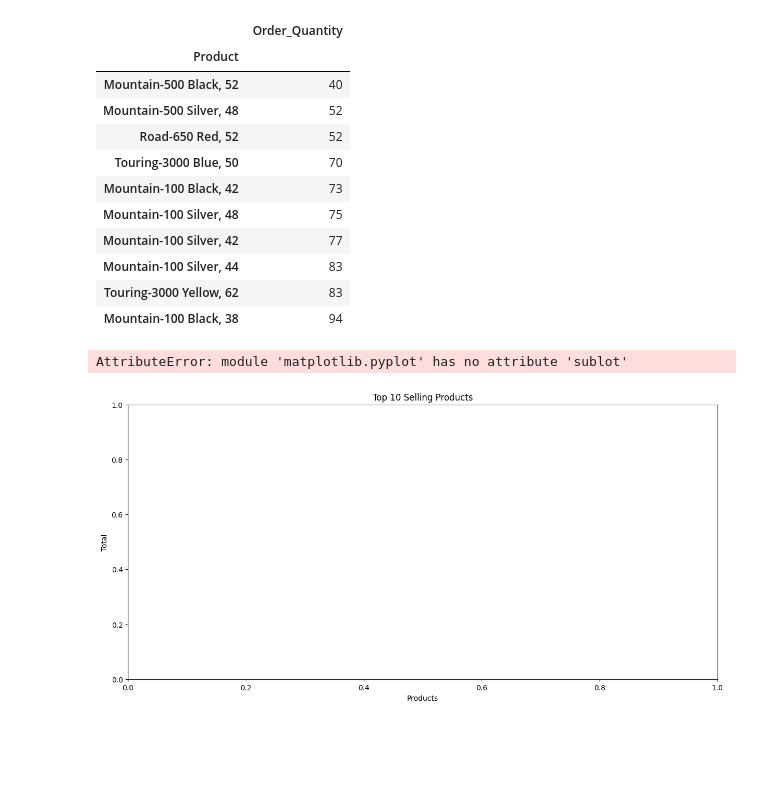
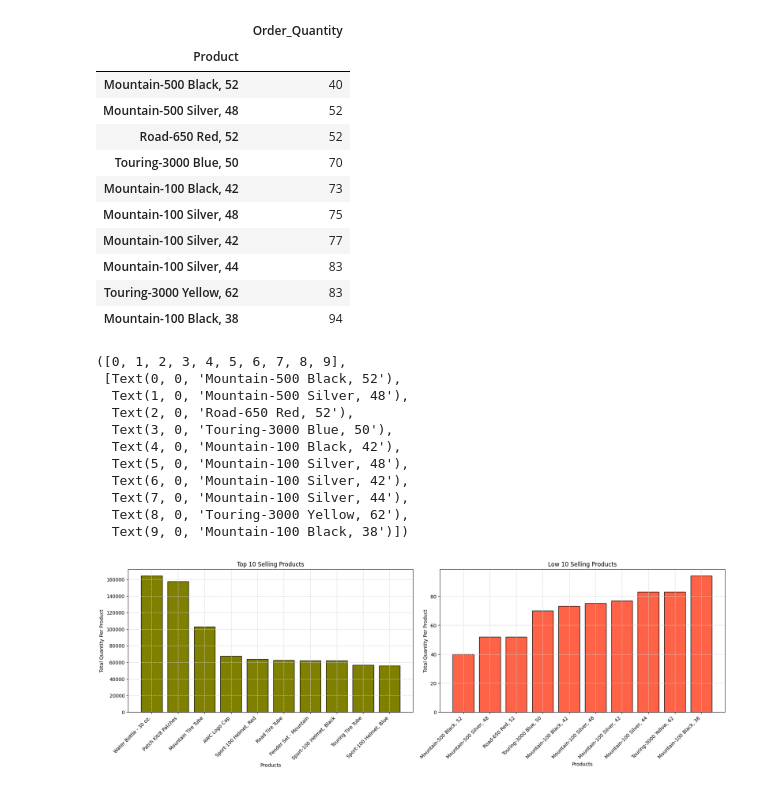
Before and after one commit to ChrisDiamantis99/Bike-Analysis, a Jupyter notebook: Bike.ipynb, the cells around one changed output. Cells and saved outputs as stored; diff of their text form; code cells hidden in the pictures; blank space fills up the shorter version.

```diff
--- a/Bike.ipynb
+++ b/Bike.ipynb
@@ -310,15 +305,30 @@ low_10_products
 | Mountain-100 Silver, 44 | 83 |
 | Touring-3000 Yellow, 62 | 83 |
 | Mountain-100 Black, 38 | 94 |
-# %%
-plt_function('Products', 'Total', 'Top 10 Selling Products')
-
-plt.sublot(121)
-plt.bar(top_10_products.index, top_10_products.Order_Quantity, edgecolor = 'Black', color = 'olive')
-plt.xticks(rotation = 45, ha = 'right')
-plt.grid(color = 'lightgrey', linestyle = '--')
-
-plt.subplot(122)
-# %% [output]
-AttributeError: module 'matplotlib.pyplot' has no attribute 'sublot'
-[figure, removed]
+# %%
+plt.figure(figsize = (18,6), facecolor = 'white', layout = 'constrained')
+
+plt.subplot(121)
+plt.bar(top_10_products.index, top_10_products.Order_Quantity, edgecolor = 'Black', color = 'olive')
+multiple_plt_function('Products', 'Total Quantity Per Product', 'Top 10 Selling Products')
+plt.grid(color = 'lightgrey', linestyle = '--')
+plt.xticks(rotation = 45, ha = 'right')
+
+plt.subplot(122)
+plt.bar(low_10_products.index, low_10_products.Order_Quantity, edgecolor = 'Black', color = 'tomato')
+multiple_plt_function('Products', 'Total Quantity Per Product', 'Low 10 Selling Products')
+plt.grid(color = 'lightgrey', linestyle = '--')
+plt.xticks(rotation = 45, ha = 'right')
+# %% [output]
+([0, 1, 2, 3, 4, 5, 6, 7, 8, 9],
+ [Text(0, 0, 'Mountain-500 Black, 52'),
+  Text(1, 0, 'Mountain-500 Silver, 48'),
+  Text(2, 0, 'Road-650 Red, 52'),
+  Text(3, 0, 'Touring-3000 Blue, 50'),
+  Text(4, 0, 'Mountain-100 Black, 42'),
+  Text(5, 0, 'Mountain-100 Silver, 48'),
+  Text(6, 0, 'Mountain-100 Silver, 42'),
+  Text(7, 0, 'Mountain-100 Silver, 44'),
+  Text(8, 0, 'Touring-3000 Yellow, 62'),
+  Text(9, 0, 'Mountain-100 Black, 38')])
+[figure, added]
```
Also changed, not shown: parts of 10 cells of this notebook.
